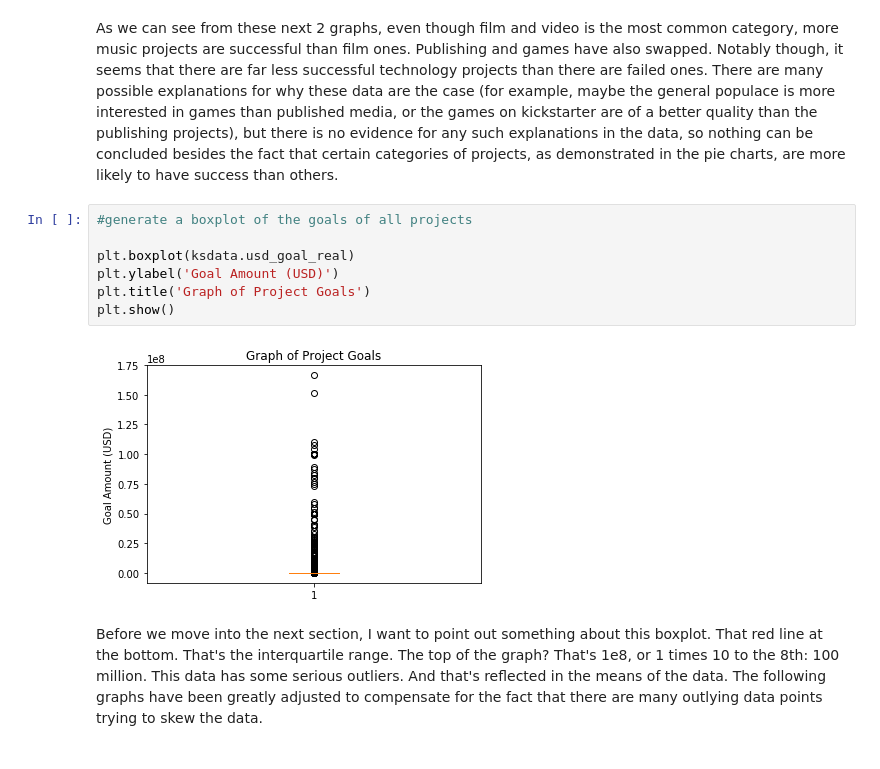
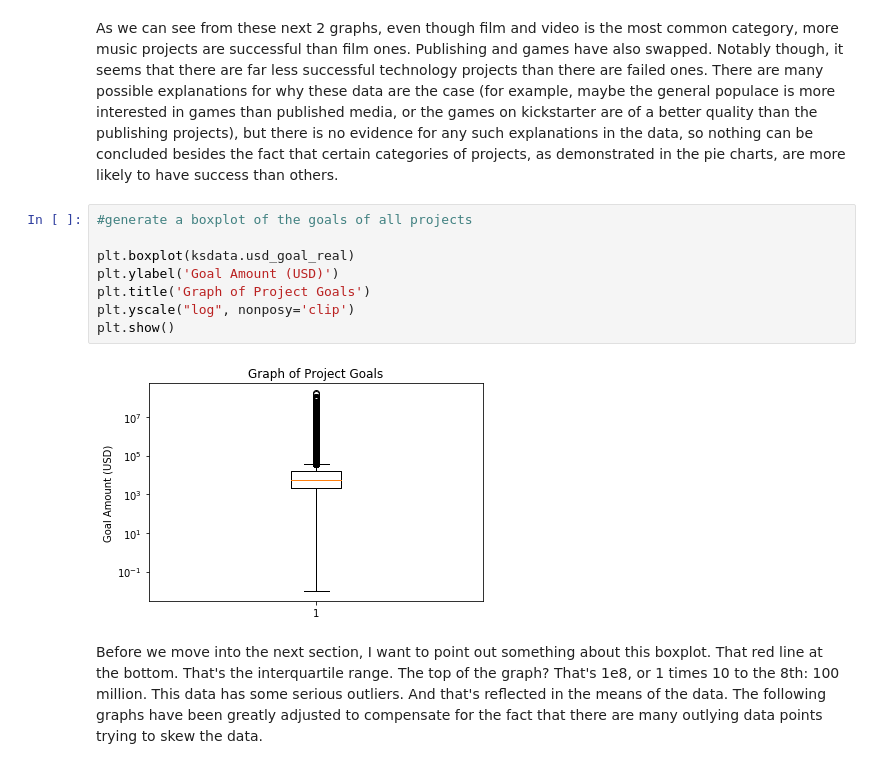
Before and after one commit to Halcyon001/Thinkful, a Jupyter notebook: prepcourse/capstone/capstone.ipynb, the cells around one changed output. Drawn from its saved outputs; the diff is of its cells as text.

```diff
--- a/prepcourse/capstone/capstone.ipynb
+++ b/prepcourse/capstone/capstone.ipynb
@@ -215,12 +215,13 @@ As we can see from these next 2 graphs, even though film and video is the most c
 # %%
 #generate a boxplot of the goals of all projects
 
 plt.boxplot(ksdata.usd_goal_real)
 plt.ylabel('Goal Amount (USD)')
 plt.title('Graph of Project Goals')
+plt.yscale("log", nonposy='clip')
 plt.show()
 # %% [output]
-[figure, old version]
+[figure, new version]
 # %% [markdown]
 Before we move into the next section, I want to point out something about this boxplot. That red line at the bottom. That's the interquartile range. The top of the graph? That's 1e8, or 1 times 10 to the 8th: 100 million. This data has some serious outliers. And that's reflected in the means of the data. The following graphs have been greatly adjusted to compensate for the fact that there are many outlying data points trying to skew the data.
 # %%
```
Also changed, not shown: parts of 1 cell of this notebook.
